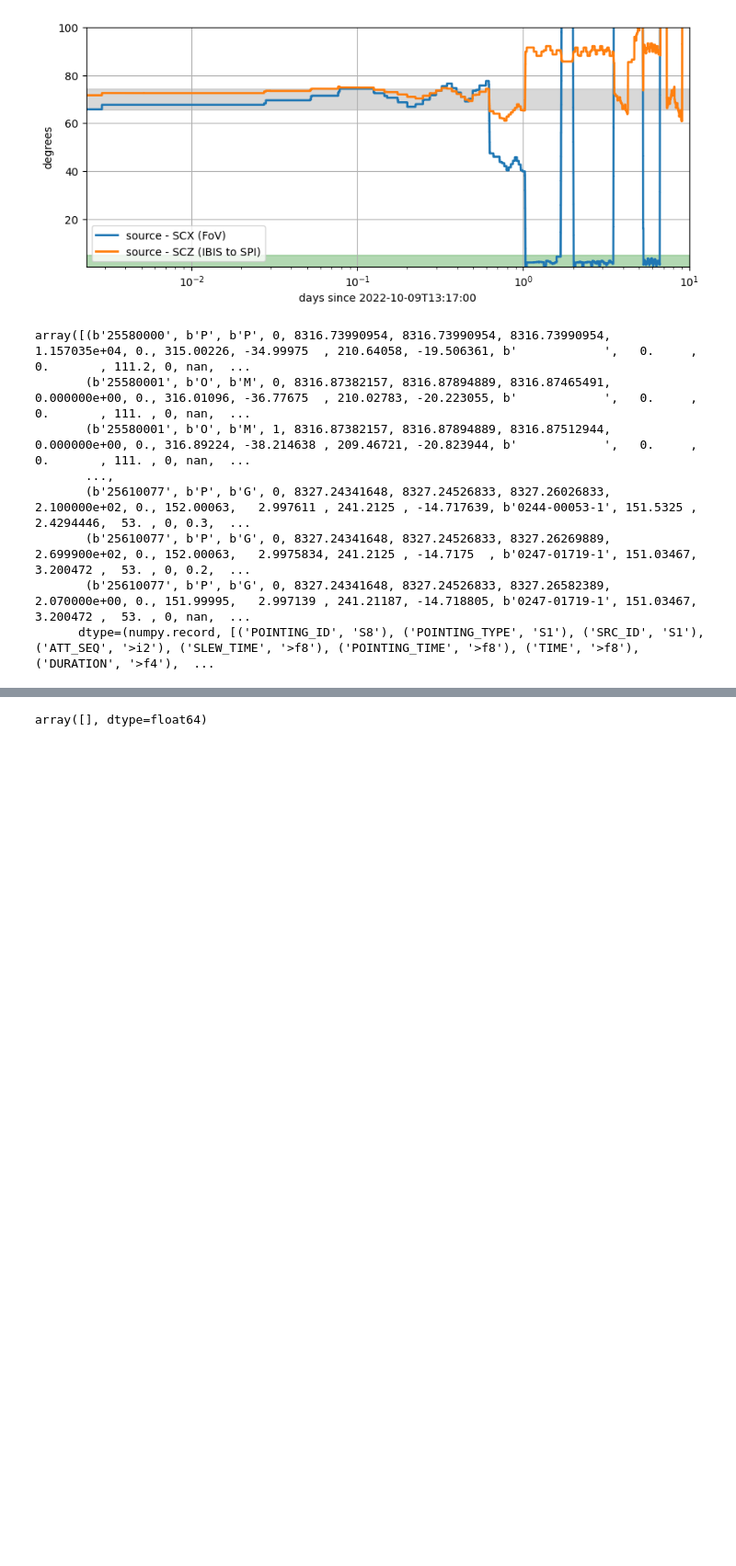
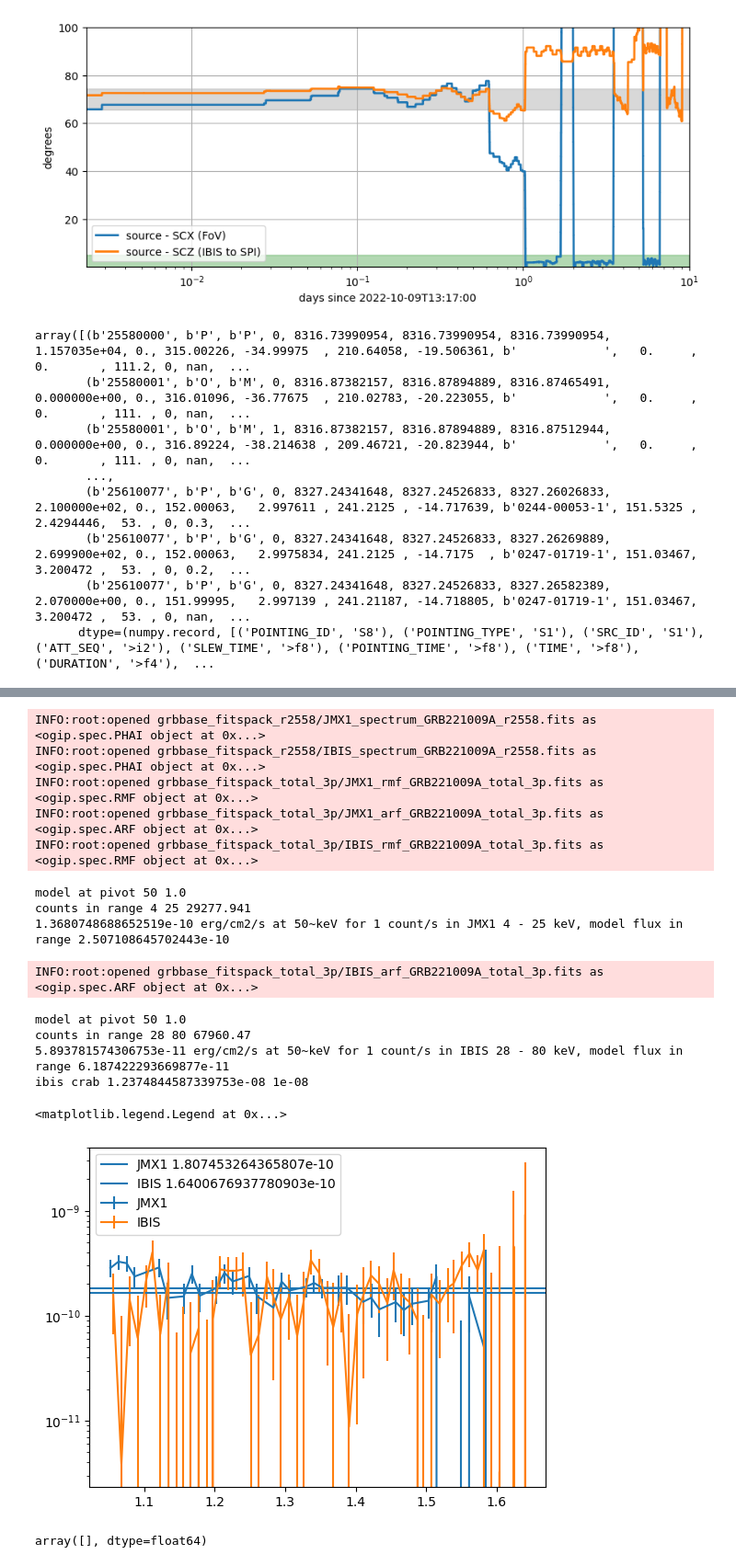
Before and after one commit to volodymyrss/grb221009, a Jupyter notebook: afterglow.ipynb, the cells around one changed output, grey strips where cells are left out. Shown: that part at 92% size. Saved outputs shown, nothing was run; the diff lists cells and outputs as text; code cells hidden in the pictures; blank space fills up the shorter version.

```diff
--- a/afterglow.ipynb
+++ b/afterglow.ipynb
@@ -386,3 +439,57 @@ INFO:root:opened grbbase_fitspack_total_3p/IBIS_arf_GRB221009A_total_3p.fits as
+# %%
+data = {
+    'JMX1':
+        {
+         'e1': 4,
+         'e2': 25,
+         'lc': fits.open(f"grbbase_fitspack_total_3p/JMX1_lc_GRB221009A.fits"),
+         'pha': ogip.core.open_something(f"grbbase_fitspack_r2558/JMX1_spectrum_GRB221009A_r2558.fits")
+        },
+    'IBIS':
+        {
+         'e1': 28,
+         'e2': 80,
+         'lc': fits.open(f"grbbase_fitspack_total_3p/IBIS_lc_GRB221009A.fits"),
+         'pha': ogip.core.open_something(f"grbbase_fitspack_r2558/IBIS_spectrum_GRB221009A_r2558.fits")
+        }
+    }
+
+plt.figure()
+
+for instr, d in data.items():
+    factor = get_spectral_energy_density_for_one_count(instr, e1=d['e1'], e2=d['e2'])
+    m = d['lc'][1].data['TIME'] < T0_ijd + 1.7
+
+    plt.errorbar(
+        d['lc'][1].data['TIME'][m] - T0_ijd,
+        d['lc'][1].data['RATE'][m] * factor,
+        d['lc'][1].data['ERROR'][m] * factor,
+        label=instr
+    )
+
+    specrate = np.nansum(d['pha']._rate) * factor
+
+    plt.axhline(specrate, label=f"{instr} {specrate}")
+
+plt.semilogy()
+
+plt.legend()
+# %% [output]
+INFO:root:opened grbbase_fitspack_r2558/JMX1_spectrum_GRB221009A_r2558.fits as <ogip.spec.PHAI object at 0x...>
+INFO:root:opened grbbase_fitspack_r2558/IBIS_spectrum_GRB221009A_r2558.fits as <ogip.spec.PHAI object at 0x...>
+INFO:root:opened grbbase_fitspack_total_3p/JMX1_rmf_GRB221009A_total_3p.fits as <ogip.spec.RMF object at 0x...>
+INFO:root:opened grbbase_fitspack_total_3p/JMX1_arf_GRB221009A_total_3p.fits as <ogip.spec.ARF object at 0x...>
+INFO:root:opened grbbase_fitspack_total_3p/IBIS_rmf_GRB221009A_total_3p.fits as <ogip.spec.RMF object at 0x...>
+model at pivot 50 1.0
+counts in range 4 25 29277.941
+1.3680748688652519e-10 erg/cm2/s at 50~keV for 1 count/s in JMX1 4 - 25 keV, model flux in range 2.507108645702443e-10
+INFO:root:opened grbbase_fitspack_total_3p/IBIS_arf_GRB221009A_total_3p.fits as <ogip.spec.ARF object at 0x...>
+model at pivot 50 1.0
+counts in range 28 80 67960.47
+5.893781574306753e-11 erg/cm2/s at 50~keV for 1 count/s in IBIS 28 - 80 keV, model flux in range 6.187422293669877e-11
+ibis crab 1.2374844587339753e-08 1e-08
+<matplotlib.legend.Legend at 0x...>
+[figure, added]
 # %%
 m = np.array(picsit_ag.mjd)
 m[1:][~((m[1:] - m[:-1]) > 0)]
```
Also changed, not shown: parts of 20 cells of this notebook, 3 other files.
